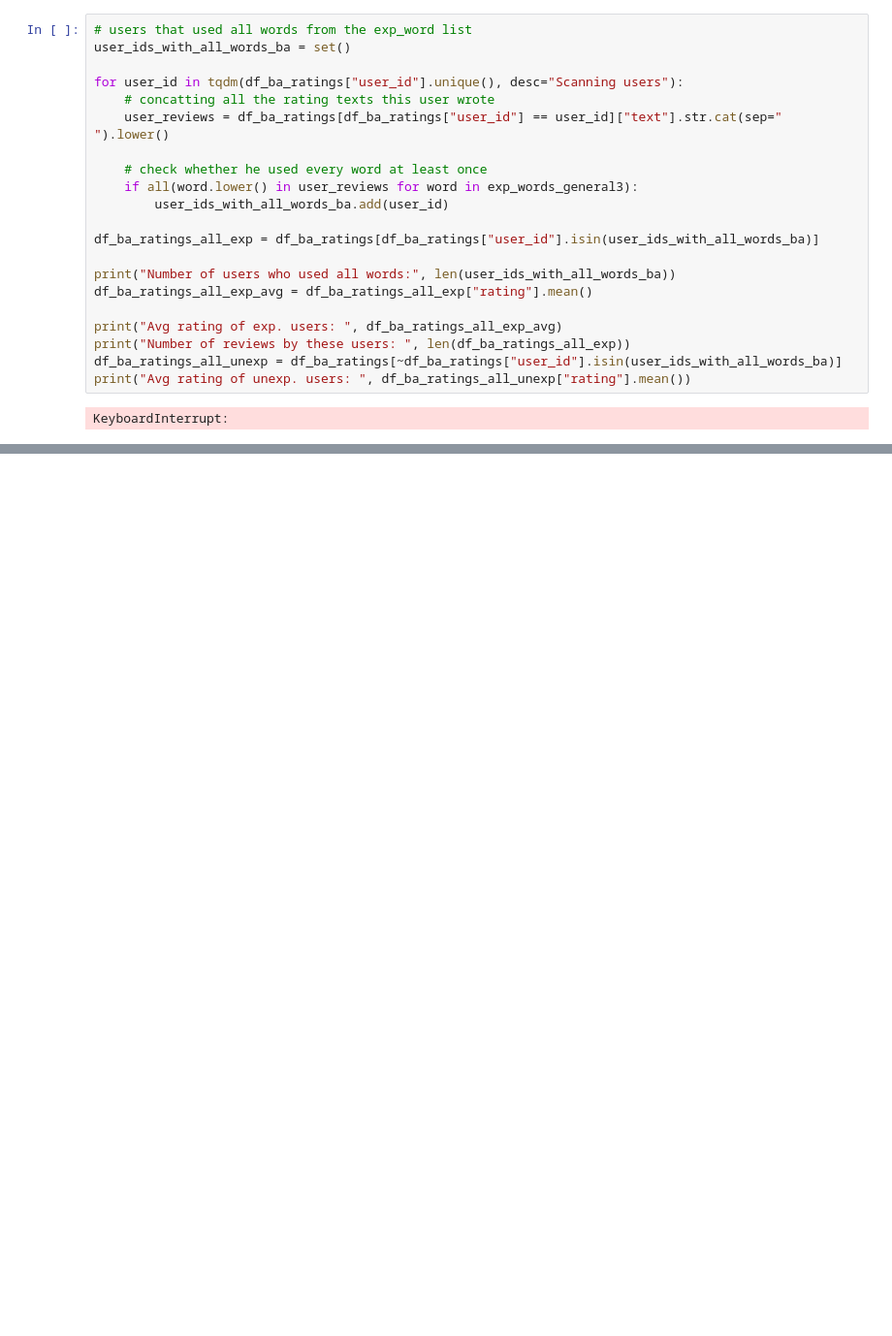
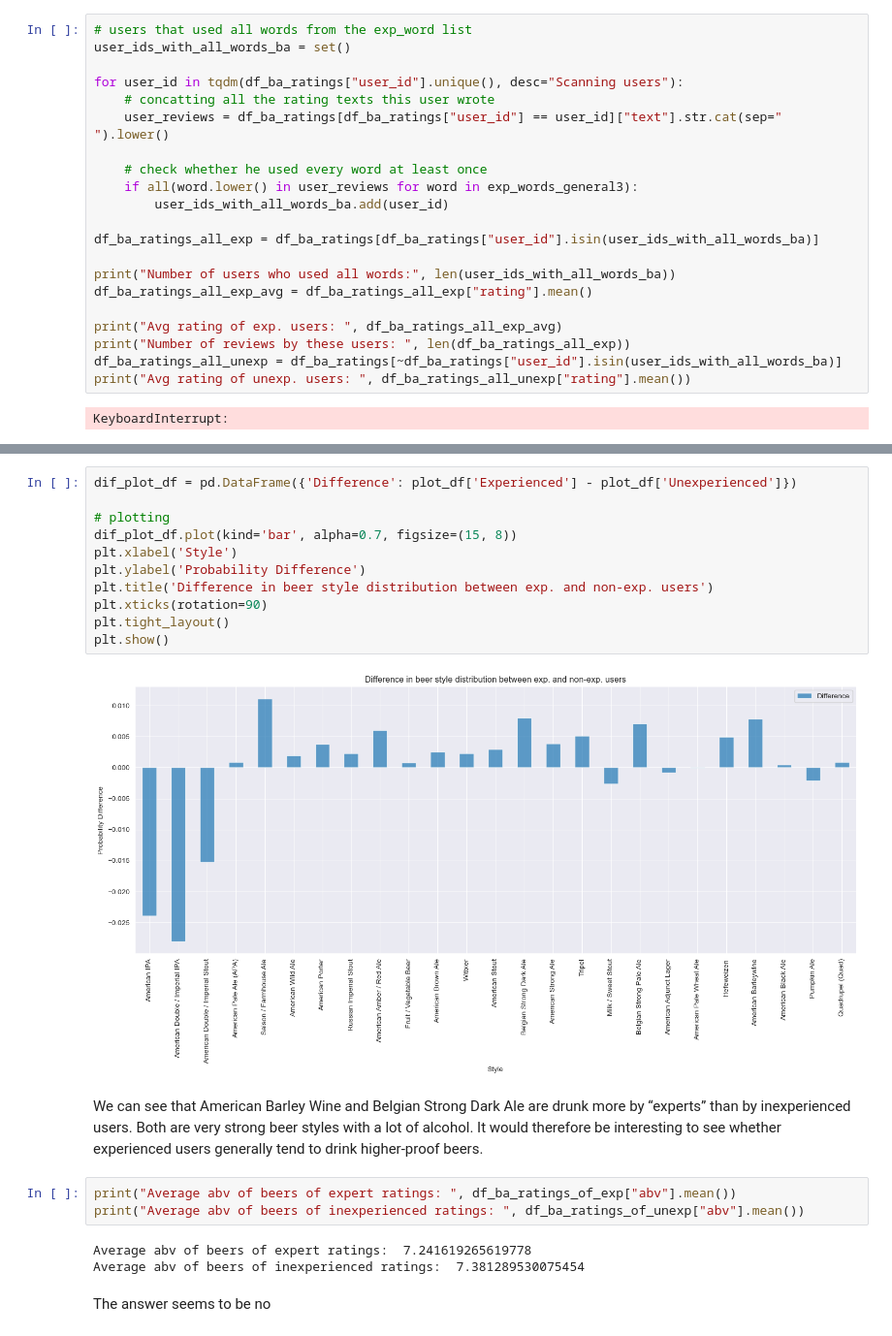
Before and after one commit to epfl-ada/ada-2024-project-thefivedatawranglers, a Jupyter notebook: analysis.ipynb, the cells around one changed output, grey strips where cells are left out. Shown at 97% size. Saved outputs shown, nothing was run; the diff lists cells and outputs as text; blank space fills up the shorter version.

```diff
--- a/analysis.ipynb
+++ b/analysis.ipynb
@@ -279,0 +292,25 @@ plt.show()
+# %%
+dif_plot_df = pd.DataFrame({'Difference': plot_df['Experienced'] - plot_df['Unexperienced']})
+
+# plotting
+dif_plot_df.plot(kind='bar', alpha=0.7, figsize=(15, 8))
+plt.xlabel('Style')
+plt.ylabel('Probability Difference')
+plt.title('Difference in beer style distribution between exp. and non-exp. users')
+plt.xticks(rotation=90)
+plt.tight_layout()
+plt.show()
+# %% [output]
+[figure, added]
+# %% [markdown]
+We can see that American Barley Wine and Belgian Strong Dark Ale are drunk more by “experts” than by inexperienced users.
+Both are very strong beer styles with a lot of alcohol.
+It would therefore be interesting to see whether experienced users generally tend to drink higher-proof beers.
+# %%
+print("Average abv of beers of expert ratings: ", df_ba_ratings_of_exp["abv"].mean())
+print("Average abv of beers of inexperienced ratings: ", df_ba_ratings_of_unexp["abv"].mean())
+# %% [output]
+Average abv of beers of expert ratings:  7.241619265619778
+Average abv of beers of inexperienced ratings:  7.381289530075454
+# %% [markdown]
+The answer seems to be no
```
Also changed, not shown: parts of 5 cells of this notebook.
